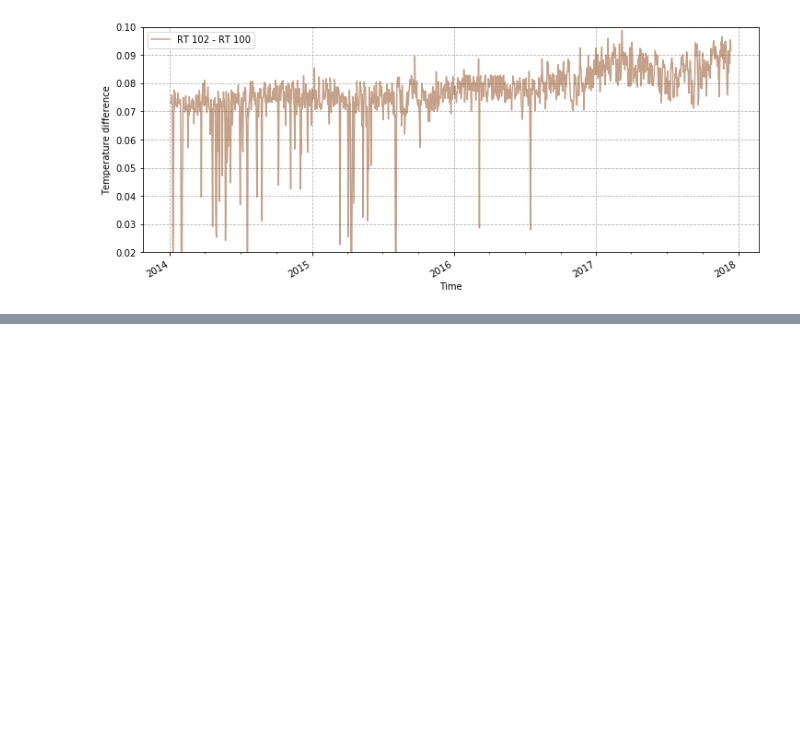
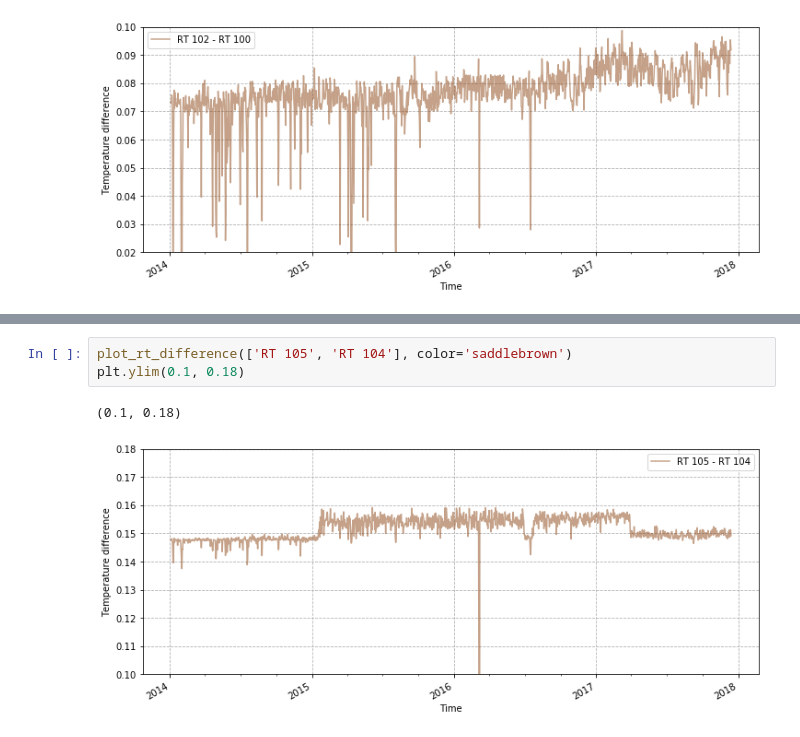
Before and after one commit to malgosias/hrma_psf, a Jupyter notebook: hrma_cap.ipynb, the cells around one changed output, grey strips where cells are left out. Drawn from its saved outputs; the diff is of its cells as text; blank space fills up the shorter version.

```diff
--- a/hrma_cap.ipynb
+++ b/hrma_cap.ipynb
@@ -171,0 +186,6 @@ plt.ylim(0.02, 0.1)
+# %%
+plot_rt_difference(['RT 105', 'RT 104'], color='saddlebrown')
+plt.ylim(0.1, 0.18)
+# %% [output]
+(0.1, 0.18)
+[figure, added]
```
Also changed, not shown: parts of 8 cells of this notebook, 2 other files.
